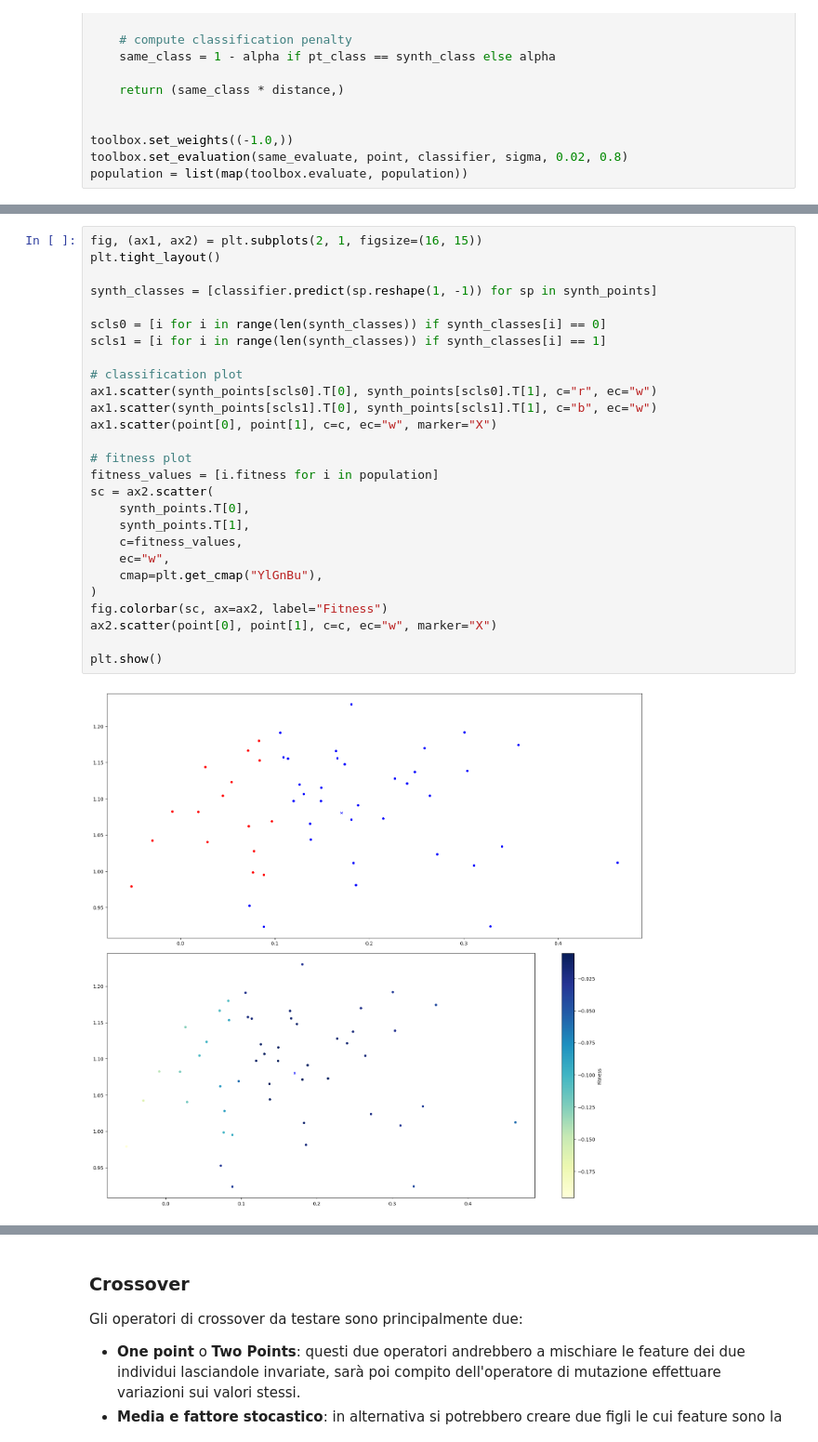
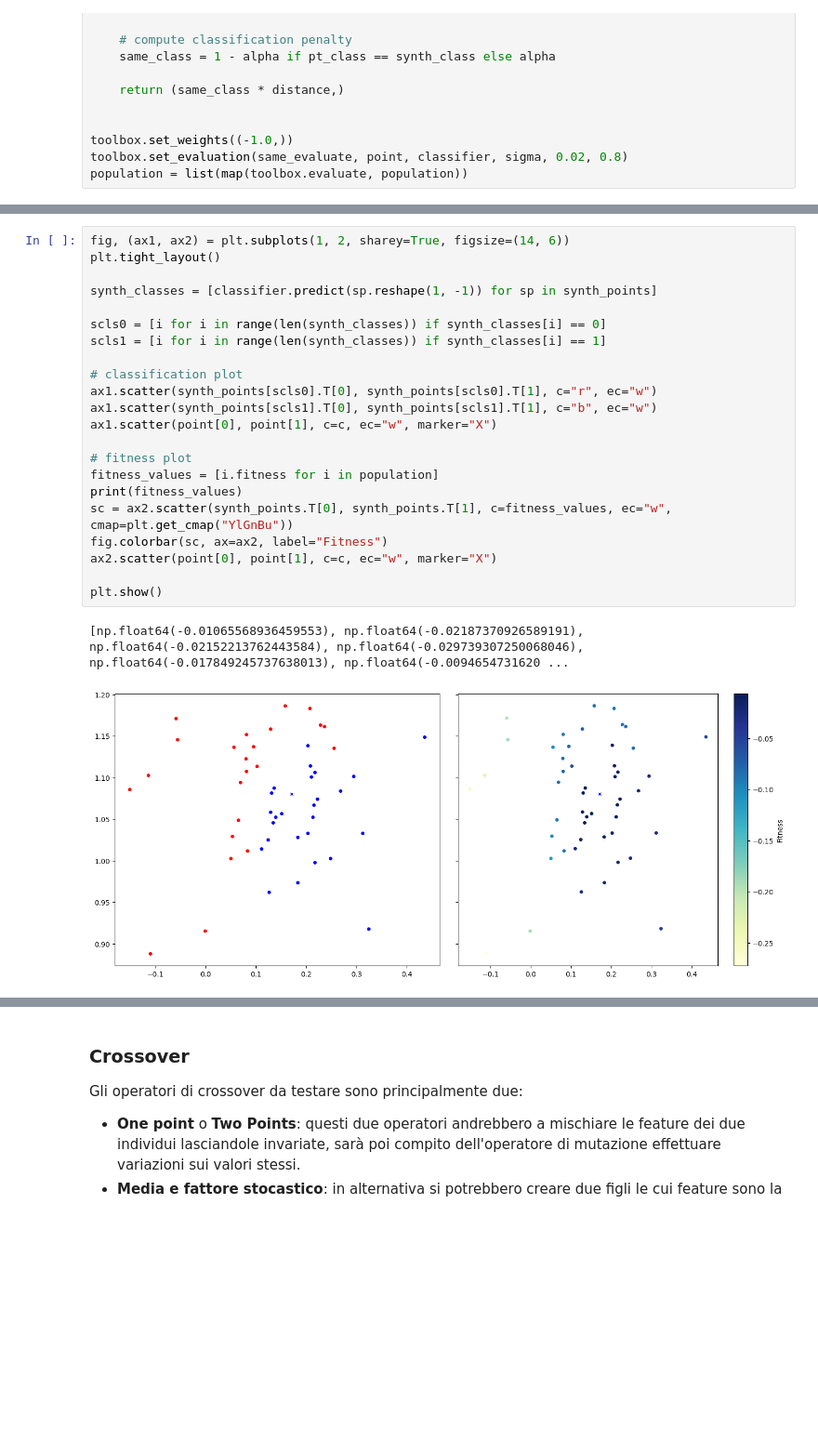
Before and after one commit to FedericoBustaffa/thesis, a Jupyter notebook: src/explain_classifier.ipynb, the cells around one changed output, grey strips where cells are left out. Shown: that part at 93% size. Cells and saved outputs as stored; diff of their text form; blank space fills up the shorter version.

```diff
--- a/src/explain_classifier.ipynb
+++ b/src/explain_classifier.ipynb
@@ -331,29 +343,25 @@ dal punto d'origine.
 # %%
-fig, (ax1, ax2) = plt.subplots(2, 1, figsize=(16, 15))
+fig, (ax1, ax2) = plt.subplots(1, 2, sharey=True, figsize=(14, 6))
 plt.tight_layout()
 
 synth_classes = [classifier.predict(sp.reshape(1, -1)) for sp in synth_points]
 
 scls0 = [i for i in range(len(synth_classes)) if synth_classes[i] == 0]
 scls1 = [i for i in range(len(synth_classes)) if synth_classes[i] == 1]
 
 # classification plot
 ax1.scatter(synth_points[scls0].T[0], synth_points[scls0].T[1], c="r", ec="w")
 ax1.scatter(synth_points[scls1].T[0], synth_points[scls1].T[1], c="b", ec="w")
 ax1.scatter(point[0], point[1], c=c, ec="w", marker="X")
 
 # fitness plot
 fitness_values = [i.fitness for i in population]
-sc = ax2.scatter(
-    synth_points.T[0],
-    synth_points.T[1],
-    c=fitness_values,
-    ec="w",
-    cmap=plt.get_cmap("YlGnBu"),
-)
+print(fitness_values)
+sc = ax2.scatter(synth_points.T[0], synth_points.T[1], c=fitness_values, ec="w", cmap=plt.get_cmap("YlGnBu"))
 fig.colorbar(sc, ax=ax2, label="Fitness")
 ax2.scatter(point[0], point[1], c=c, ec="w", marker="X")
 
 plt.show()
 # %% [output]
+[np.float64(-0.01065568936459553), np.float64(-0.02187370926589191), np.float64(-0.02152213762443584), np.float64(-0.029739307250068046), np.float64(-0.017849245737638013), np.float64(-0.0094654731620 ...
-[figure, old version]
+[figure, new version]
```
Also changed, not shown: parts of 11 cells of this notebook, 1 other file.
